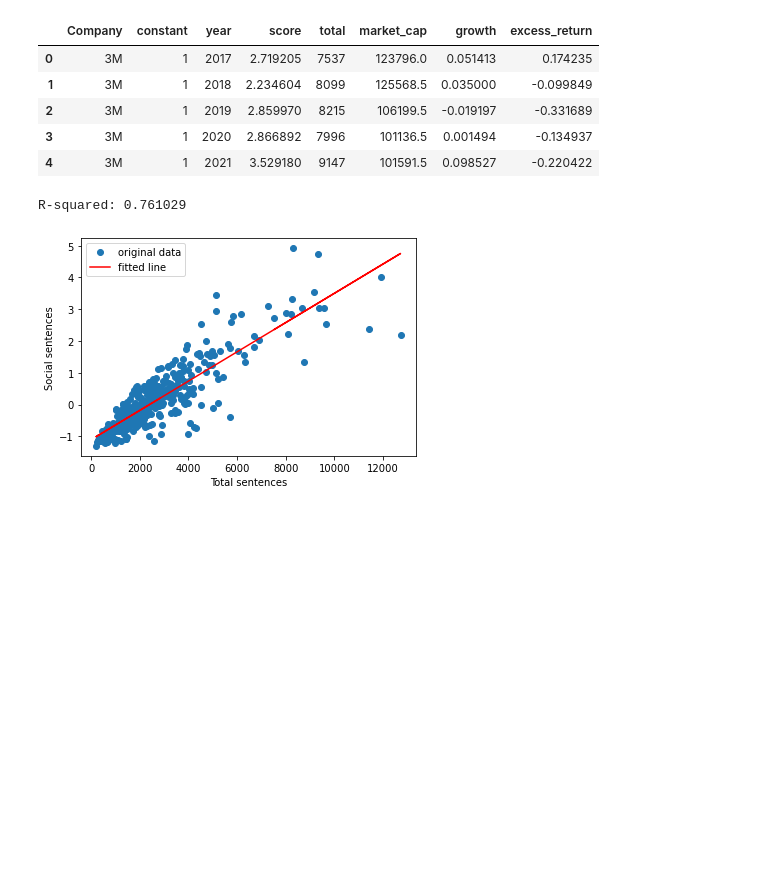
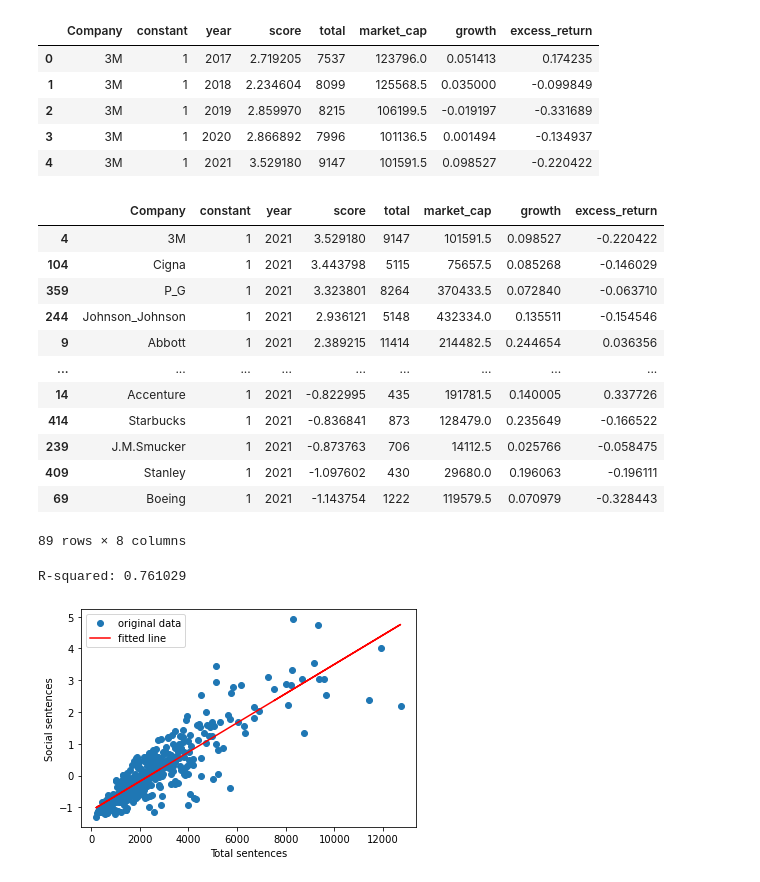
Before and after one commit to benjaminrike1/social_score, a Jupyter notebook: panel_data.ipynb, the cells around one changed output. Saved outputs shown, nothing was run; the diff lists cells and outputs as text; code cells hidden in the pictures; blank space fills up the shorter version.

```diff
--- a/panel_data.ipynb
+++ b/panel_data.ipynb
@@ -31,4 +31,20 @@ df_fin = df_fin[~df_fin.Company.isin(drop_companies)]
 # problems in the reading of the report
 companies = df_fin[df_fin.total<200]['Company'].values
 df_fin = df_fin[~df_fin.Company.isin(companies)]
+# %%
+df_fin[df_fin.year == 2021].sort_values(by='score', ascending=False, na_position='first')
+# %% [output]
+|  | Company | constant | year | score | total | market_cap | growth | excess_return |
+| 4 | 3M | 1 | 2021 | 3.529180 | 9147 | 101591.5 | 0.098527 | -0.220422 |
+| 104 | Cigna | 1 | 2021 | 3.443798 | 5115 | 75657.5 | 0.085268 | -0.146029 |
+| 359 | P_G | 1 | 2021 | 3.323801 | 8264 | 370433.5 | 0.072840 | -0.063710 |
+| 244 | Johnson_Johnson | 1 | 2021 | 2.936121 | 5148 | 432334.0 | 0.135511 | -0.154546 |
+| 9 | Abbott | 1 | 2021 | 2.389215 | 11414 | 214482.5 | 0.244654 | 0.036356 |
+| ... | ... | ... | ... | ... | ... | ... | ... | ... |
+| 14 | Accenture | 1 | 2021 | -0.822995 | 435 | 191781.5 | 0.140005 | 0.337726 |
+| 414 | Starbucks | 1 | 2021 | -0.836841 | 873 | 128479.0 | 0.235649 | -0.166522 |
+| 239 | J.M.Smucker | 1 | 2021 | -0.873763 | 706 | 14112.5 | 0.025766 | -0.058475 |
+| 409 | Stanley | 1 | 2021 | -1.097602 | 430 | 29680.0 | 0.196063 | -0.196111 |
+| 69 | Boeing | 1 | 2021 | -1.143754 | 1222 | 119579.5 | 0.070979 | -0.328443 |
+89 rows × 8 columns
 # %%
```
Also changed, not shown: parts of 2 cells of this notebook, 2 other files.
